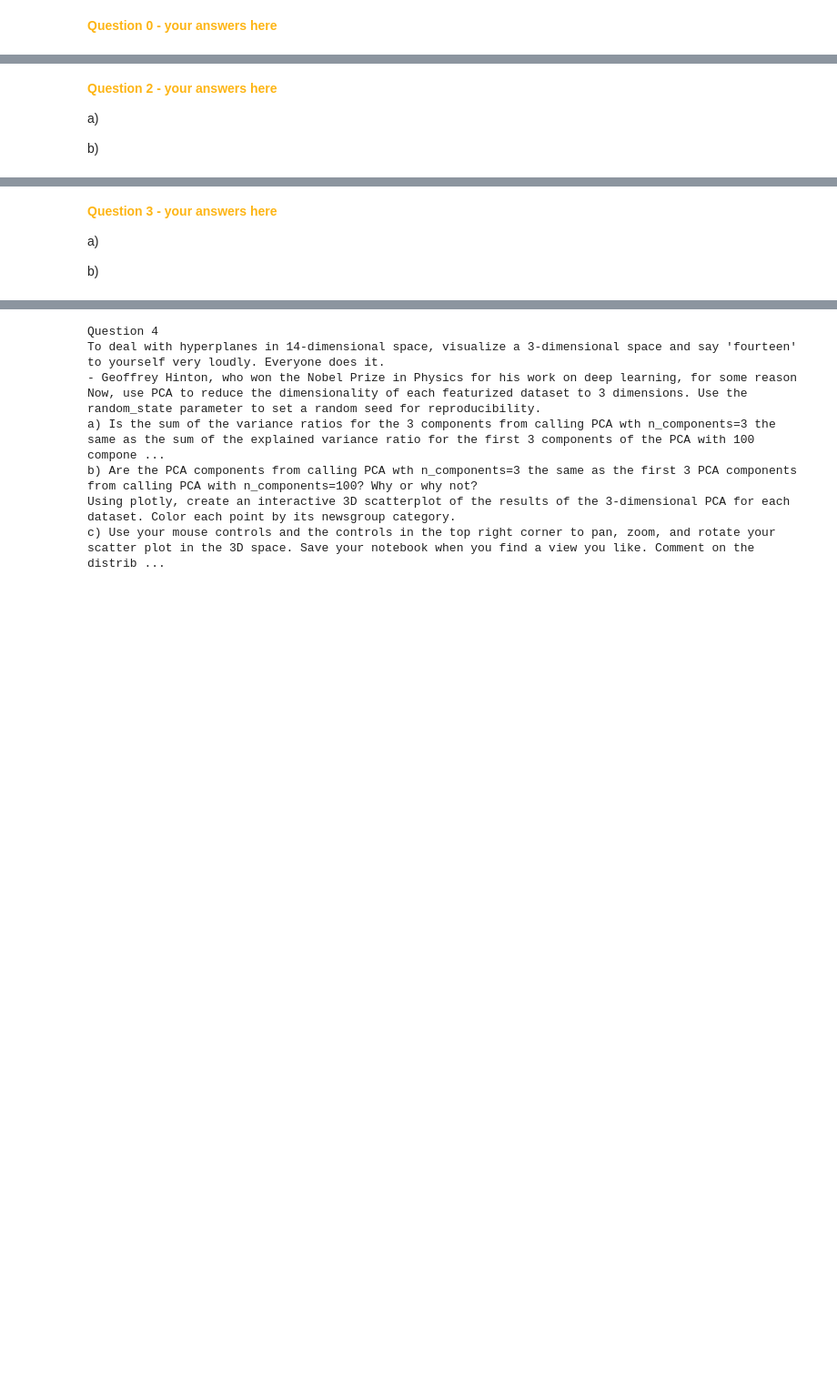
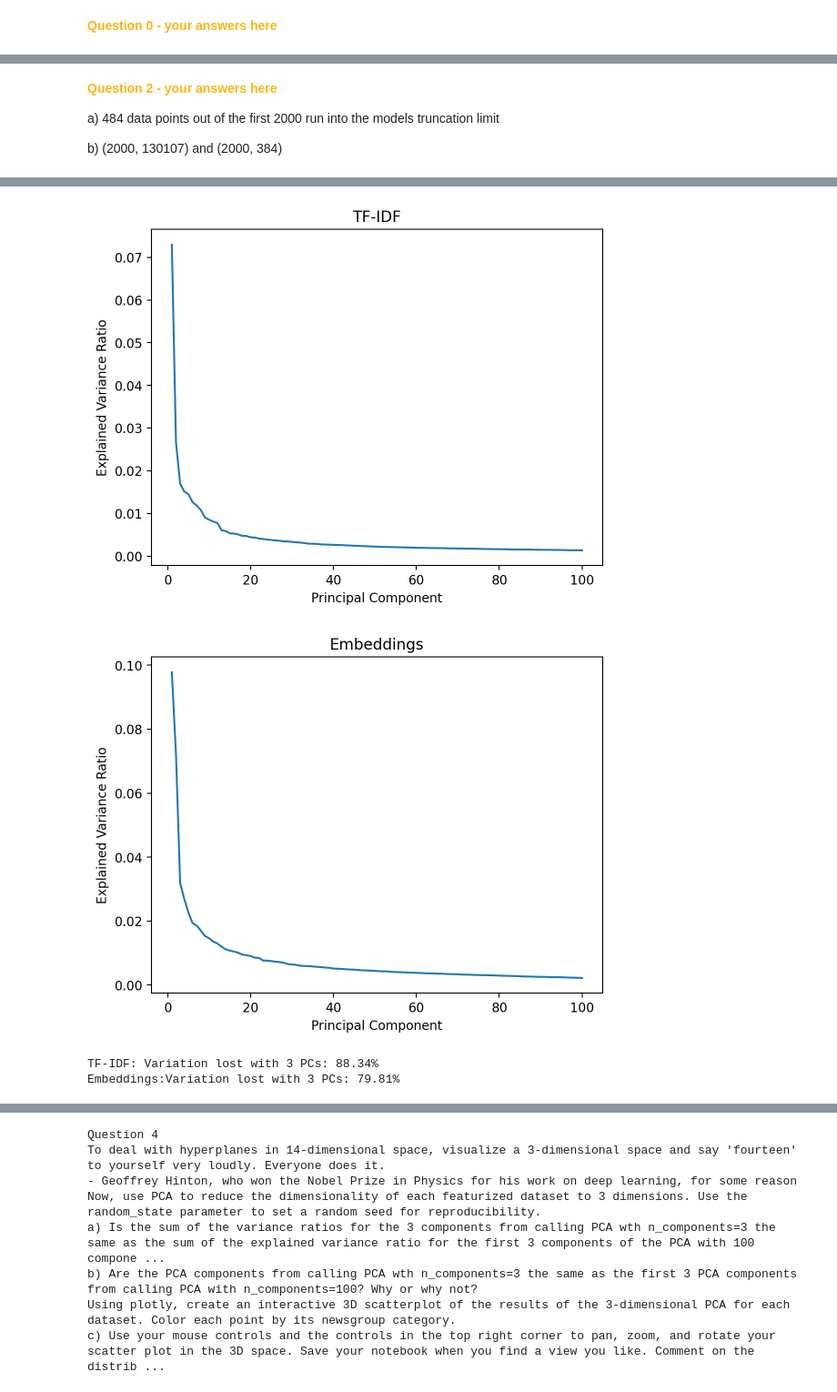
Before and after one commit to emilklo/amlberkeley, a Jupyter notebook: PS7/INFO251_S25_PS7.ipynb, the cells around one changed output, grey strips where cells are left out. Shown at 91% size. Saved outputs shown, nothing was run; the diff lists cells and outputs as text; code cells hidden in the pictures; blank space fills up the shorter version.

```diff
--- a/PS7/INFO251_S25_PS7.ipynb
+++ b/PS7/INFO251_S25_PS7.ipynb
@@ -111,9 +232,9 @@ subset_size = 2000
 # %% [markdown]
 <span style="color:#FDB515"><b>Question 2 - your answers here</b></span>
 
-a)
+a) 484 data points out of the first 2000 run into the models truncation limit
 
-b)
+b) (2000, 130107) and (2000, 384)
 # %%
 PS7.q3()
 # %% [output]
@@ -130,6 +247,35 @@ from sklearn.decomposition import PCA
-# %% [markdown]
-<span style="color:#FDB515"><b>Question 3 - your answers here</b></span>
-
-a)
-
-b)
+# %%
+from sklearn.decomposition import PCA
+
+# your code here
+pca_tfidf = PCA(n_components=100, svd_solver='randomized', random_state=42)
+var_tfidf = pca_tfidf.fit(X_tfidf).explained_variance_ratio_
+
+plt.figure()
+plt.plot(range(1, 101), var_tfidf)
+plt.title('TF-IDF')
+plt.xlabel('Principal Component')
+plt.ylabel('Explained Variance Ratio')
+plt.show()
+
+pca_embed = PCA(n_components=100, svd_solver='randomized', random_state=42)
+var_embed = pca_embed.fit(X_embed).explained_variance_ratio_
+
+plt.figure()
+plt.plot(range(1, 101), var_embed)
+plt.title('Embeddings')
+plt.xlabel('Principal Component')
+plt.ylabel('Explained Variance Ratio')
+plt.show()
+
+# ——— Variation lost if only first 3 PCs are kept ———
+loss_tfidf = 1 - var_tfidf[:3].sum()
+loss_embed = 1 - var_embed[:3].sum()
+
+print(f"TF-IDF: Variation lost with 3 PCs: {loss_tfidf:.2%}")
+print(f"Embeddings:Variation lost with 3 PCs: {loss_embed:.2%}")
+# %% [output]
+[figure, added]
+[figure, added]
+TF-IDF: Variation lost with 3 PCs: 88.34%
+Embeddings:Variation lost with 3 PCs: 79.81%
```
Also changed, not shown: parts of 16 cells of this notebook.
